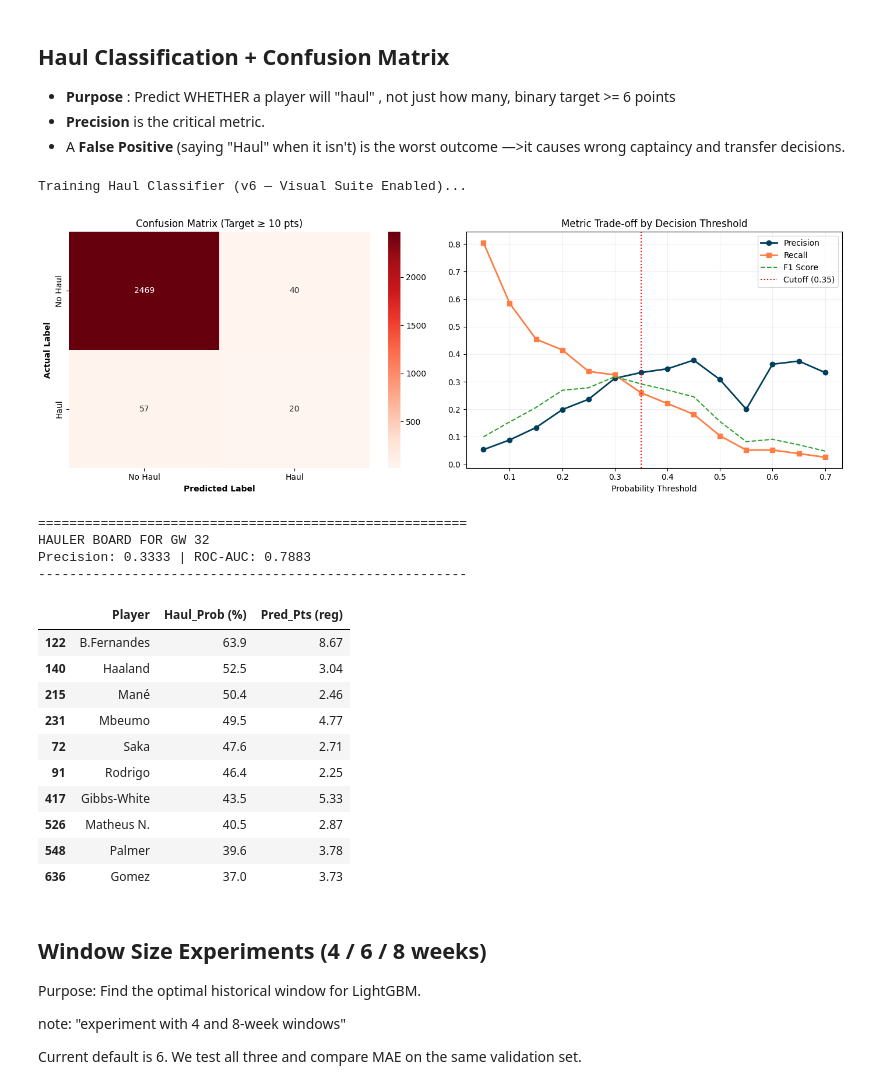
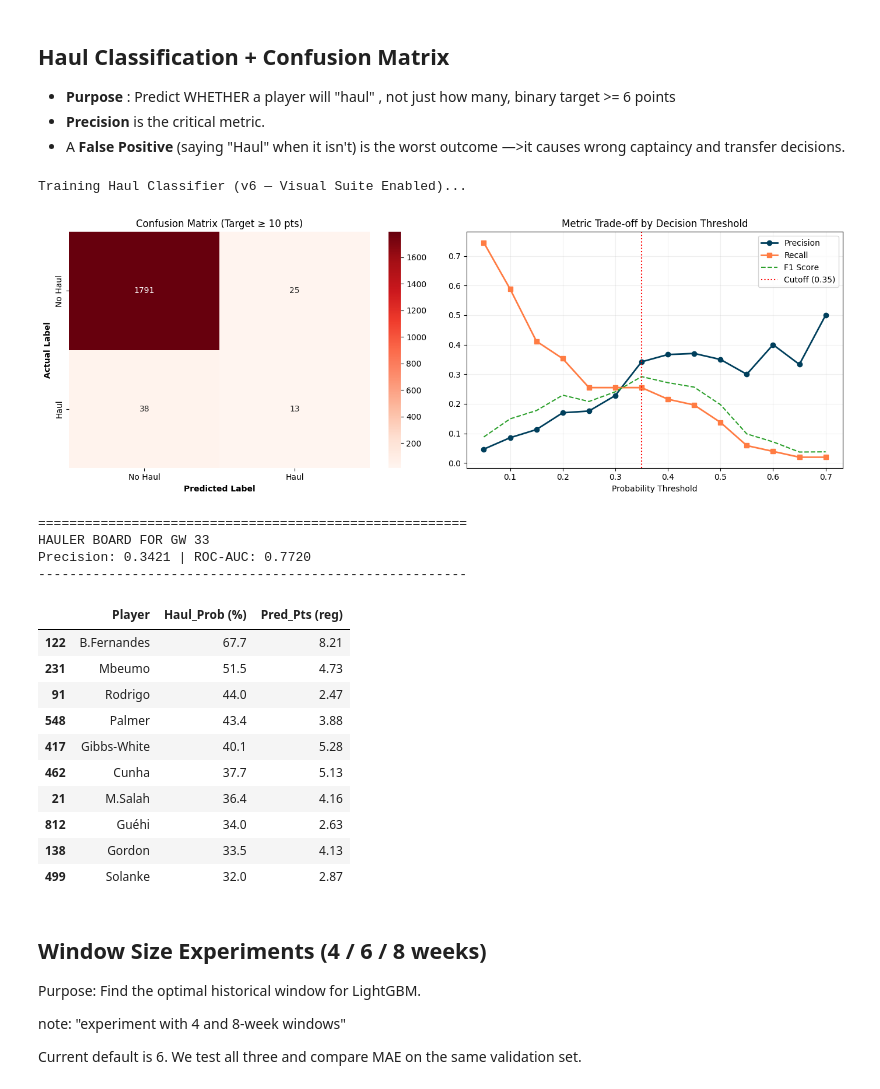
Before and after one commit to sophiedelrey/fpl_pipeline, a Jupyter notebook: models/forecaster_pro.ipynb, the cells around one changed output. Drawn from its saved outputs; the diff is of its cells as text; code cells hidden in the pictures.

```diff
--- a/models/forecaster_pro.ipynb
+++ b/models/forecaster_pro.ipynb
@@ -740,12 +925,14 @@ Total Training Windows: 67591
 
 # --- 0. DEFINE THE VALIDATION WINDOW (The "Fair Ground") ---
 VAL_SEASON = "2025-26"
-VAL_START_GW = 27
-VAL_END_GW = 31
+VAL_START_GW = 28
+VAL_END_GW = 32
 
 # 1. LINK TO SOURCE METADATA
 # windowed_df.index now contains actual df_augmented row indices (fixed in Cell 2)
-source_meta = df_augmented.loc[windowed_df.index, ['season', 'Gameweek']]
+#source_meta = df_augmented.loc[windowed_df.index, ['season', 'Gameweek']]
+safe_windowed_index = windowed_df.index.intersection(df_augmented.index)
+source_meta = df_augmented.loc[safe_windowed_index, ['season', 'Gameweek']]
 
 # 2. CREATE THE MASK
 global_val_mask = (
@@ -1605,7 +1542,7 @@ plt.tight_layout()
 plt.show()
 
 # ── 6. LIVE INFERENCE PREP (NEXT GW) ────────────────────────────────────────
-CURRENT_GW = globals().get('CURRENT_GW', 32)
+CURRENT_GW = globals().get('CURRENT_GW', 33)
 CURRENT_SEASON = globals().get('CURRENT_SEASON', '2025-26')
 
 inf_data, inf_names = [], []
@@ -1669,49 +1606,49 @@ haul_proba_gw = haul_clf.predict_proba(inf_haul_features)[:, 1]
 if 'model_raw' in globals():
     reg_preds = model_raw.predict(inf_reg_features)
 else:
     reg_preds = np.zeros(len(inf_names))
 
 # ── 9. FINAL HAULER BOARD WITH MINUTE FILTER ───────────────────────────────
 hauler_board = pd.DataFrame({
     'Player':         inf_names,
     'Haul_Prob (%)':  np.round(haul_proba_gw * 100, 1),
     'Pred_Pts (reg)': np.round(reg_preds, 2),
     'Recent_Mins':    inf_df['rolling_min']
 })
 
 # Filter: Nailed starters only (60+ average minutes)
 hauler_board = hauler_board[hauler_board['Recent_Mins'] >= 60]
 hauler_board = hauler_board.drop(columns=['Recent_Mins']).sort_values('Haul_Prob (%)', ascending=False)
 
 print("\n" + "=" * 55)
 print(f"HAULER BOARD FOR GW {CURRENT_GW}")
 print(f"Precision: {precision_haul:.4f} | ROC-AUC: {auc_haul:.4f}")
 print("-" * 55)
 display(hauler_board.head(10))
 
 # Export to Globals
 globals()['hauler_board'] = hauler_board
 globals()['haul_clf'] = haul_clf
 globals()['precision_haul'] = precision_haul
 globals()['auc_haul'] = auc_haul
 # %% [output]
 Training Haul Classifier (v6 — Visual Suite Enabled)...
-[figure, old version]
+[figure, new version]
 =======================================================
-HAULER BOARD FOR GW 32
-Precision: 0.3333 | ROC-AUC: 0.7883
+HAULER BOARD FOR GW 33
+Precision: 0.3421 | ROC-AUC: 0.7720
 -------------------------------------------------------
 |  | Player | Haul_Prob (%) | Pred_Pts (reg) |
-| 122 | B.Fernandes | 63.9 | 8.67 |
-| 140 | Haaland | 52.5 | 3.04 |
-| 215 | Mané | 50.4 | 2.46 |
-| 231 | Mbeumo | 49.5 | 4.77 |
-| 72 | Saka | 47.6 | 2.71 |
-| 91 | Rodrigo | 46.4 | 2.25 |
-| 417 | Gibbs-White | 43.5 | 5.33 |
-| 526 | Matheus N. | 40.5 | 2.87 |
-| 548 | Palmer | 39.6 | 3.78 |
-| 636 | Gomez | 37.0 | 3.73 |
+| 122 | B.Fernandes | 67.7 | 8.21 |
+| 231 | Mbeumo | 51.5 | 4.73 |
+| 91 | Rodrigo | 44.0 | 2.47 |
+| 548 | Palmer | 43.4 | 3.88 |
+| 417 | Gibbs-White | 40.1 | 5.28 |
+| 462 | Cunha | 37.7 | 5.13 |
+| 21 | M.Salah | 36.4 | 4.16 |
+| 812 | Guéhi | 34.0 | 2.63 |
+| 138 | Gordon | 33.5 | 4.13 |
+| 499 | Solanke | 32.0 | 2.87 |
 # %% [markdown]
 ## Window Size Experiments (4 / 6 / 8 weeks)
 
```
Also changed, not shown: parts of 57 cells of this notebook, 4 other files.
